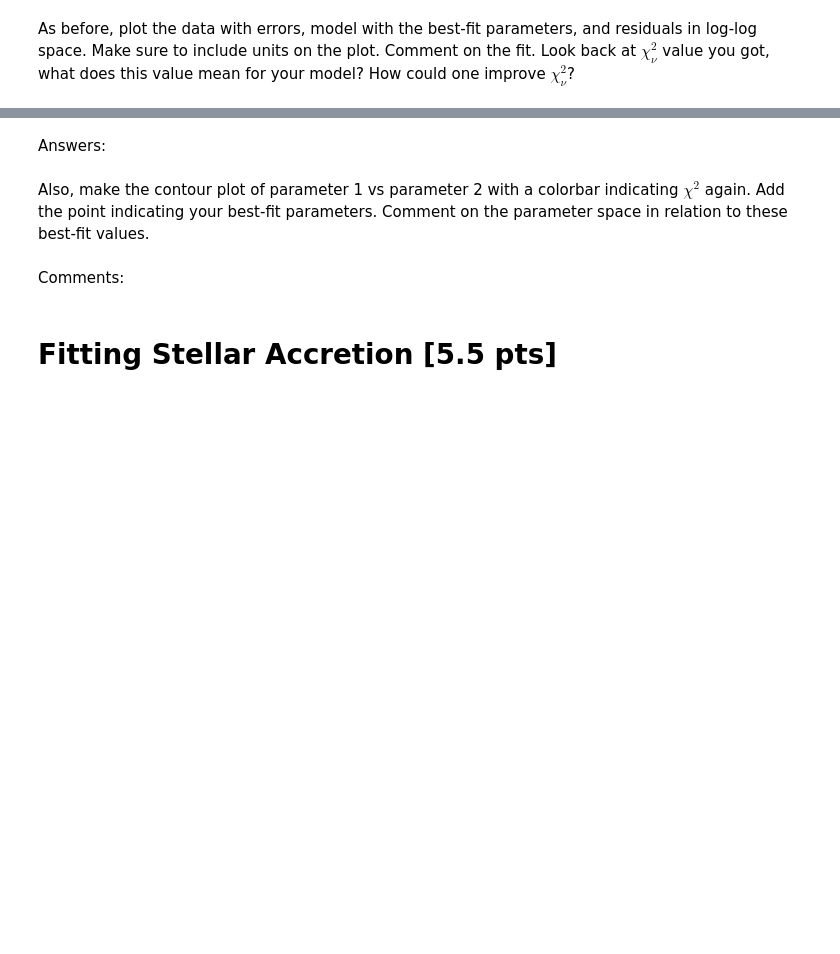
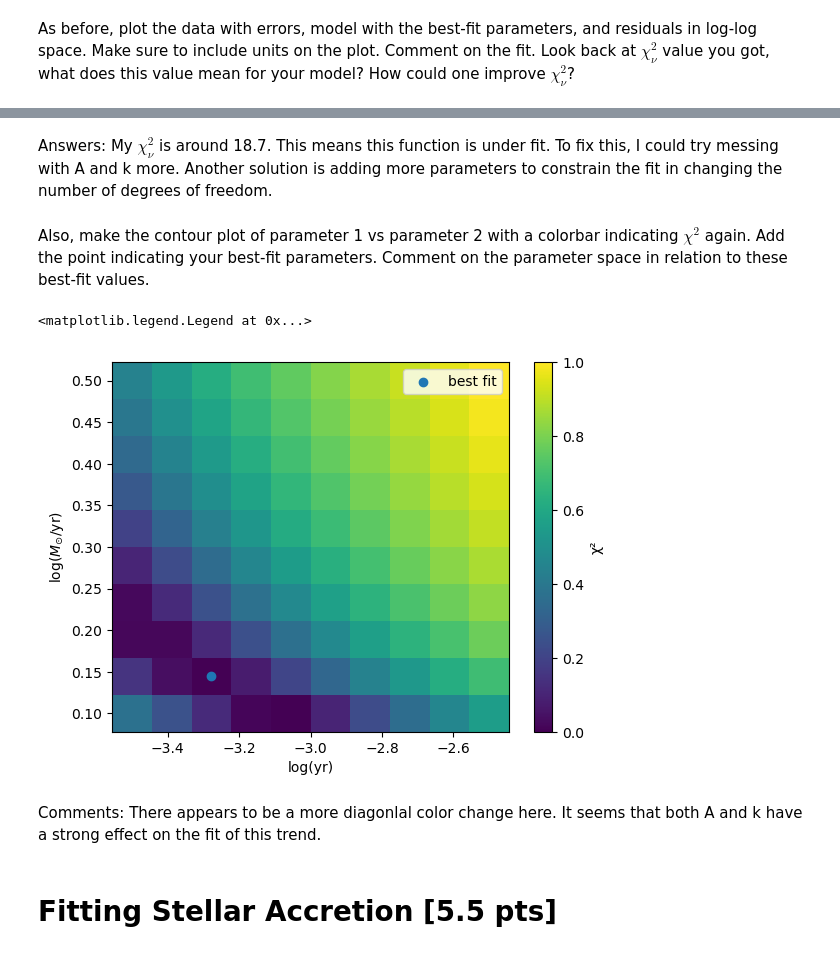
Before and after one commit to linderkait/ASTR5900_work, a Jupyter notebook: HW07_ChiSquared_MCMC.ipynb, the cells around one changed output, grey strips where cells are left out. Drawn from its saved outputs; the diff is of its cells as text; code cells hidden in the pictures; blank space fills up the shorter version.

```diff
--- a/HW07_ChiSquared_MCMC.ipynb
+++ b/HW07_ChiSquared_MCMC.ipynb
@@ -221,11 +243,20 @@ Comments
 # %% [markdown]
-Answers:
+Answers: My $\chi^{2}_{\nu}$ is around 18.7. This means this function is under fit. To fix this, I could try messing with A and k more. Another solution is adding more parameters to constrain the fit in changing the number of degrees of freedom.
 # %% [markdown]
 Also, make the contour plot of parameter 1 vs parameter 2 with a colorbar indicating $\chi^{2}$ again. Add the point indicating your best-fit parameters. Comment on the parameter space in relation to these best-fit values.
 # %%
 # Contour plot
+plt.pcolormesh(k_arr, A_arr, chi2log, norm = LogNorm(np.min(chi2log), np.max(chi2log)))
+plt.scatter(k, A, label = 'best fit')
+plt.xlabel('log(yr)')
+plt.ylabel('log($M_{\odot}$/yr)')
+plt.colorbar(label = '\u03c7\u00b2')
+plt.legend()
+# %% [output]
+<matplotlib.legend.Legend at 0x...>
+[figure, added]
 # %% [markdown]
-Comments:
+Comments: There appears to be a more diagonlal color change here. It seems that both A and k have a strong effect on the fit of this trend.
 # %% [markdown]
 # Fitting Stellar Accretion [5.5 pts]
 # %% [markdown]
```
Also changed, not shown: parts of 7 cells of this notebook.
